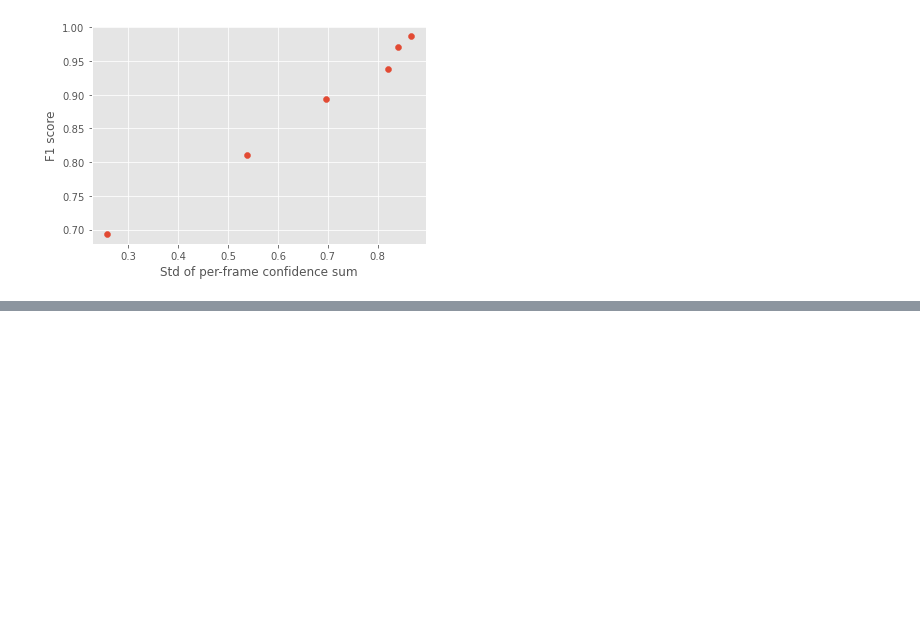
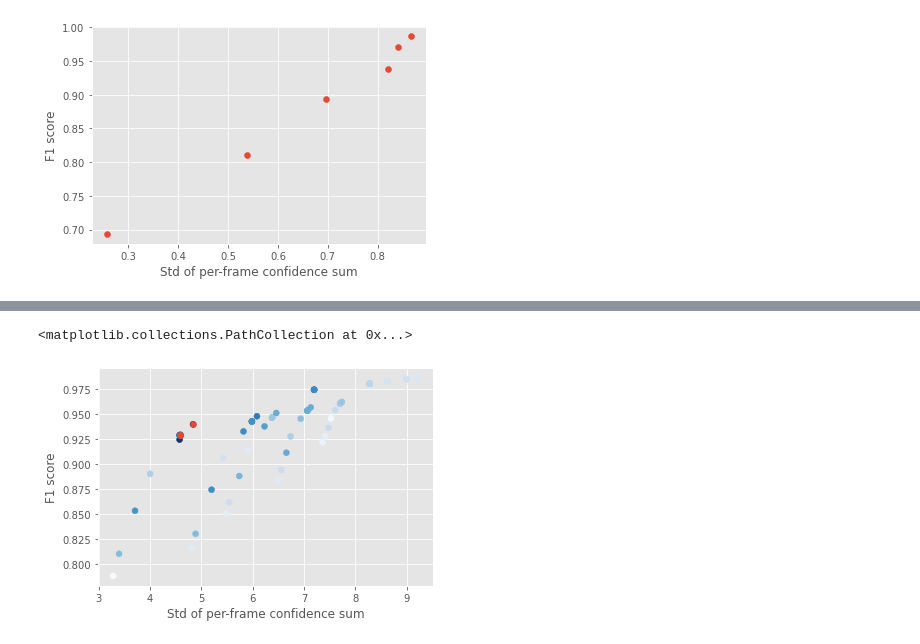
Before and after one commit to KuntaiDu/OneAdapt, a Jupyter notebook: visualize.ipynb, the cells around one changed output, grey strips where cells are left out. Drawn from its saved outputs; the diff is of its cells as text; code cells hidden in the pictures; blank space fills up the shorter version.

```diff
--- a/visualize.ipynb
+++ b/visualize.ipynb
@@ -258,0 +321,76 @@ Text(0, 0.5, 'F1 score')
+# %%
+import matplotlib.pyplot as plt
+import pymongo
+import numpy as np
+
+plt.style.use('ggplot')
+
+# db = pymongo.MongoClient("mongodb://localhost:27017/")["diff_gamma"]["stats"]
+db = pymongo.MongoClient("mongodb://localhost:27017/")["Nov29_reducto"]["stats"]
+
+f1s = []
+scores = []
+frames = []
+
+values = [0.4,0.35, 0.3, 0.25, 0.2, 0.15]
+
+for pixel_thresh in [0.4, 0.3, 0.2]:
+    for area_thresh in [0.3, 0.2, 0.15, 0.1, 0.05]:
+        for edge_thresh in [0.0075, 0.008, 0.0085, 0.009, 0.01]:
+            config = {
+                # 'app': 'EfficientDet-d%d' % idx,
+                'input': "videos/dashcam/dashcam_126/part%d.mp4",
+                "reducto": {'pixel': pixel_thresh, 'area': area_thresh, 'edge': edge_thresh},
+            }
+
+            result = list(db.find(config))
+            print(len(result))
+
+            avg_f1 = np.mean([i['f1'] for i in result])
+            avg_score = np.mean([(i['std_sum_score'] ** 2)  for i in result])
+            avg_frame = np.mean([i['remaining_frames'] for i in result])
+
+            print(avg_score)
+
+
+            f1s.append(avg_f1)
+            scores.append(avg_score)
+            frames.append(avg_frame)
+
+
+# edge thresh = 0.01
+# area thresh = doesn't matter
+# pixel_thresh = 0.3
+
+
+plt.scatter(frames, f1s, c = [i - 0.4 * 0.1 * j for (i, j) in zip(scores, frames)], cmap='Blues')
+plt.xlabel('Std of per-frame confidence sum')
+plt.ylabel('F1 score')
+
+f1s = []
+scores = []
+frames = []
+for pixel_thresh in [0.3]:
+    for area_thresh in [0.3, 0.2, 0.15, 0.1, 0.05]:
+        for edge_thresh in [ 0.01]:
+            config = {
+                # 'app': 'EfficientDet-d%d' % idx,
+                'input': "videos/dashcam/dashcam_126/part%d.mp4",
+                "reducto": {'pixel': pixel_thresh, 'area': area_thresh, 'edge': edge_thresh},
+            }
+
+            result = list(db.find(config))
+            print(len(result))
+
+            avg_f1 = np.mean([i['f1'] for i in result])
+            avg_score = np.mean([(i['std_sum_score'] ** 2)  for i in result])
+            avg_frame = np.mean([i['remaining_frames'] for i in result])
+
+            print(avg_score)
+
+
+            f1s.append(avg_f1)
+            scores.append(avg_score)
+            frames.append(avg_frame)
+plt.scatter(frames, f1s)
+# %% [output]
@@ -258,0 +414,2 @@ Text(0, 0.5, 'F1 score')
+<matplotlib.collections.PathCollection at 0x...>
+[figure, added]
```
Also changed, not shown: parts of 8 cells of this notebook, 12 other files.
